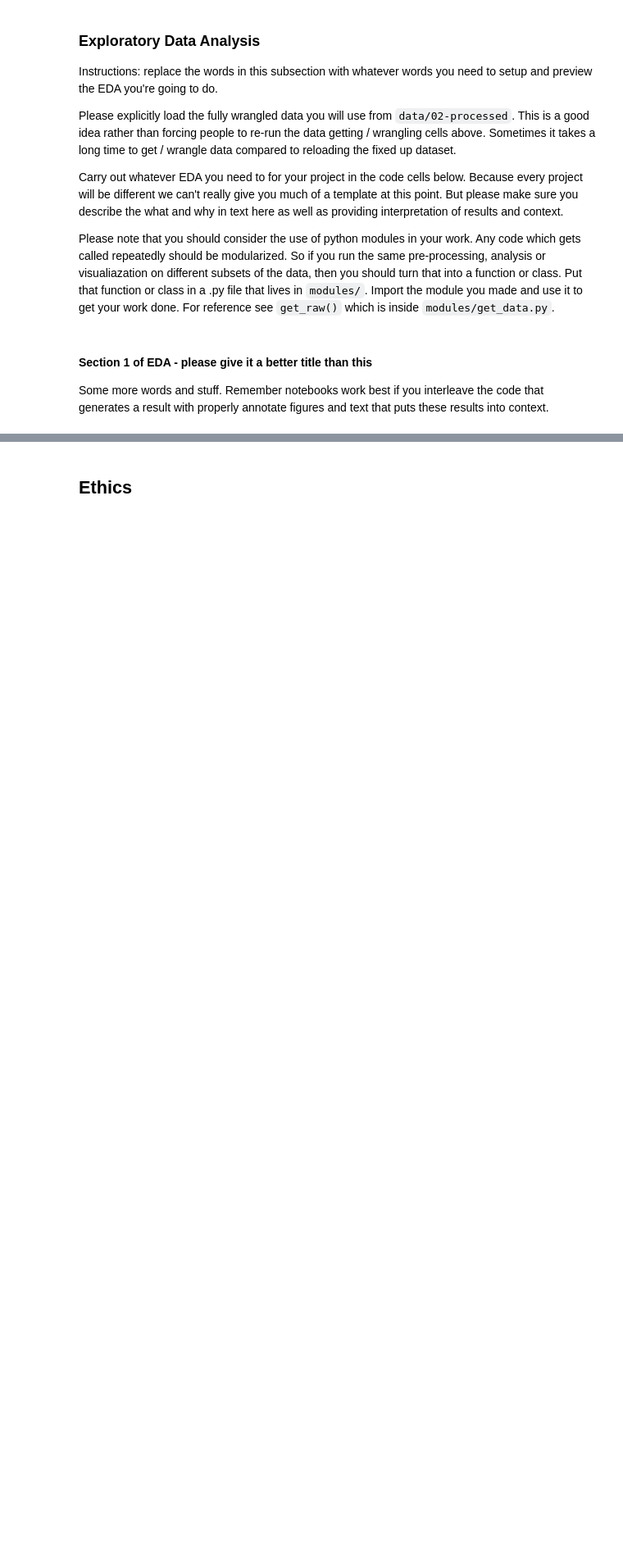
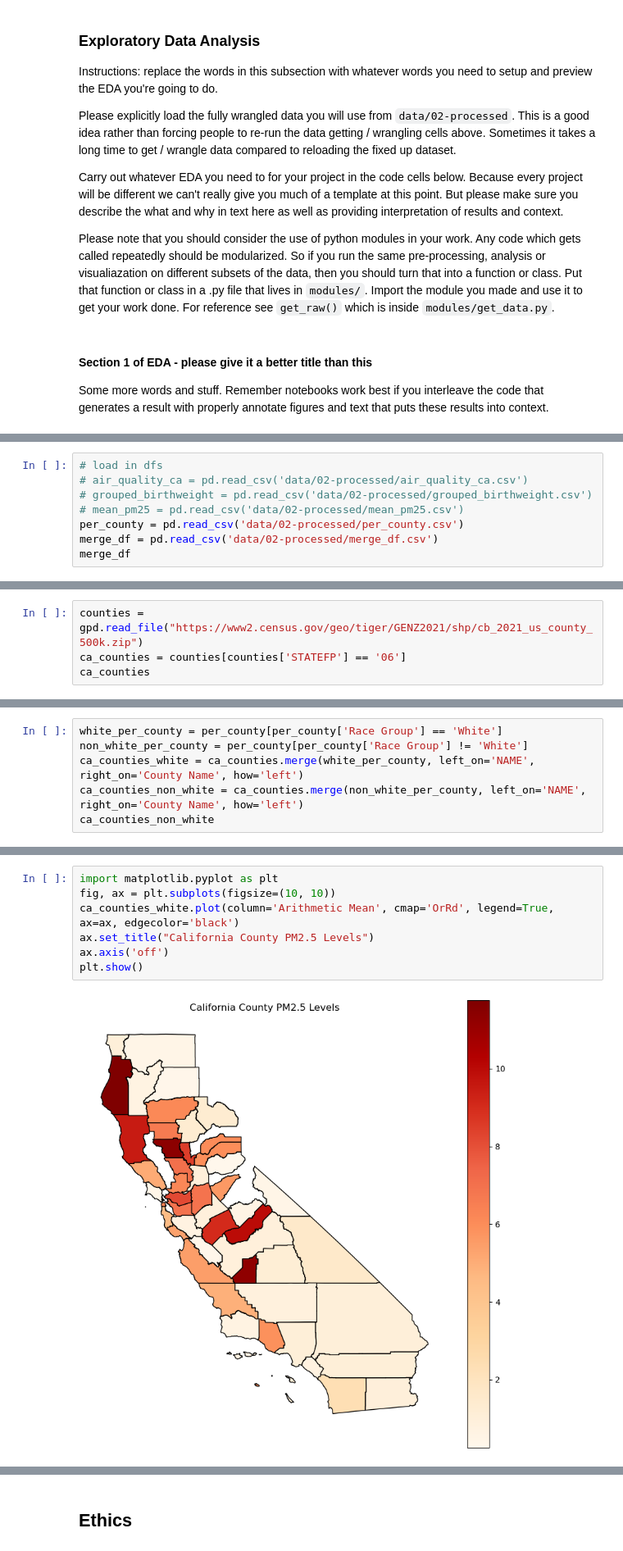
Before and after one commit to COGS108/Group095_WI26, a Jupyter notebook: 02-EDACheckpoint.ipynb, the cells around one changed output, grey strips where cells are left out. Shown at 82% size. Cells and saved outputs as stored; diff of their text form; blank space fills up the shorter version.

```diff
--- a/02-EDACheckpoint.ipynb
+++ b/02-EDACheckpoint.ipynb
@@ -708,0 +706,8 @@ Some more words and stuff.  Remember notebooks work best if you interleave the c
+# %%
+# load in dfs
+# air_quality_ca = pd.read_csv('data/02-processed/air_quality_ca.csv')
+# grouped_birthweight = pd.read_csv('data/02-processed/grouped_birthweight.csv')
+# mean_pm25 = pd.read_csv('data/02-processed/mean_pm25.csv')
+per_county = pd.read_csv('data/02-processed/per_county.csv')
+merge_df = pd.read_csv('data/02-processed/merge_df.csv')
+merge_df
@@ -715,0 +734,4 @@ Some more words and stuff.  Remember notebooks work best if you interleave the c
+# %%
+counties = gpd.read_file("https://www2.census.gov/geo/tiger/GENZ2021/shp/cb_2021_us_county_500k.zip")
+ca_counties = counties[counties['STATEFP'] == '06']
+ca_counties
@@ -715,0 +756,6 @@ Some more words and stuff.  Remember notebooks work best if you interleave the c
+# %%
+white_per_county = per_county[per_county['Race Group'] == 'White']
+non_white_per_county = per_county[per_county['Race Group'] != 'White']
+ca_counties_white = ca_counties.merge(white_per_county, left_on='NAME', right_on='County Name', how='left')
+ca_counties_non_white = ca_counties.merge(non_white_per_county, left_on='NAME', right_on='County Name', how='left')
+ca_counties_non_white
@@ -715,0 +780,9 @@ Some more words and stuff.  Remember notebooks work best if you interleave the c
+# %%
+import matplotlib.pyplot as plt
+fig, ax = plt.subplots(figsize=(10, 10))
+ca_counties_white.plot(column='Arithmetic Mean', cmap='OrRd', legend=True, ax=ax, edgecolor='black')
+ax.set_title("California County PM2.5 Levels")
+ax.axis('off')
+plt.show()
+# %% [output]
+[figure, added]
```
Also changed, not shown: parts of 9 cells of this notebook.
